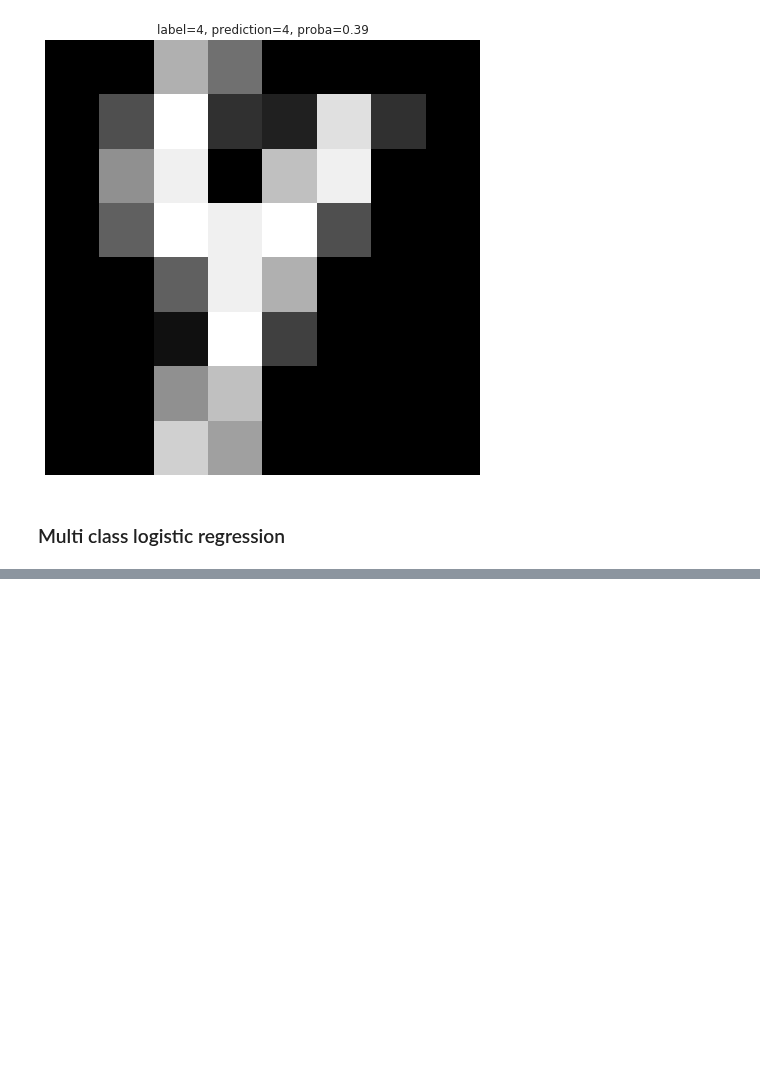
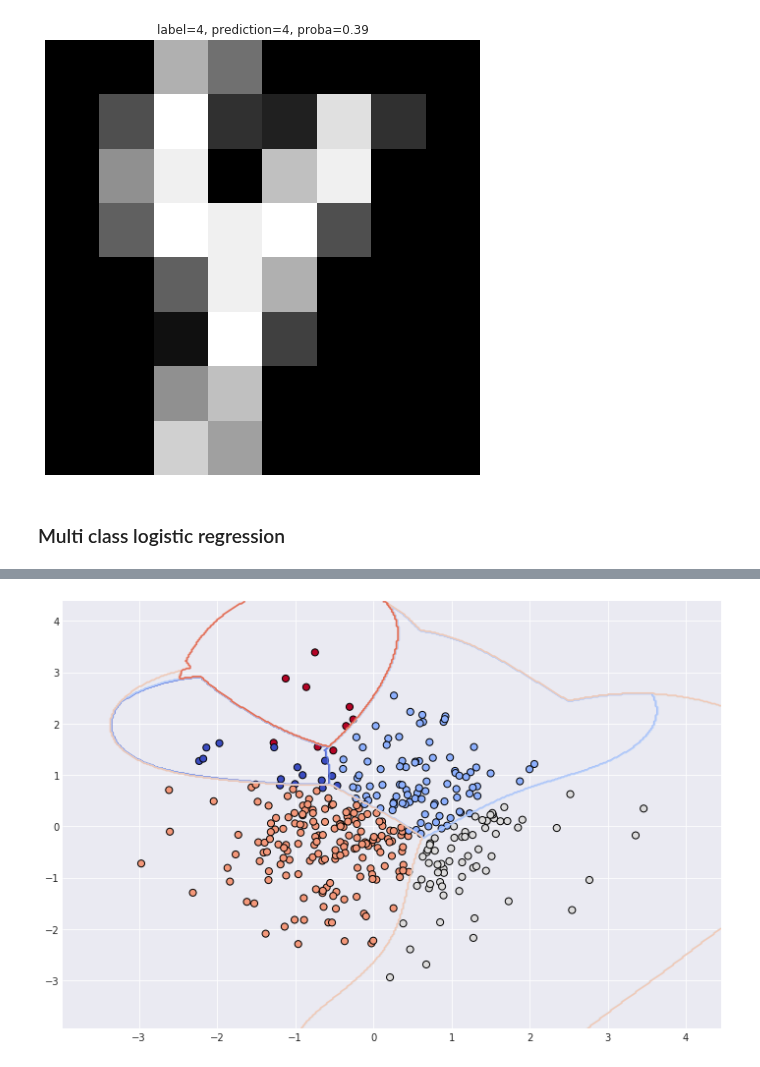
Before and after one commit to MikSm1th/datacamp_notes, a Jupyter notebook: linear_class/Chap3.ipynb, the cells around one changed output, grey strips where cells are left out. Drawn from its saved outputs; the diff is of its cells as text; code cells hidden in the pictures; blank space fills up the shorter version.

```diff
--- a/linear_class/Chap3.ipynb
+++ b/linear_class/Chap3.ipynb
@@ -176,0 +761,10 @@ show_digit(proba_inds[0], lr)
+# %%
+# We'll use SVC instead of LinearSVC from now on
+from sklearn.svm import SVC
+
+# Create/plot the binary classifier (class 1 vs. rest)
+svm_class_1 = SVC()
+svm_class_1.fit(X_train, y_train)
+dc.plot_classifier(X_train, y_train, svm_class_1)
+# %% [output]
+[figure, added]
```
Also changed, not shown: parts of 10 cells of this notebook, 3 other files.
